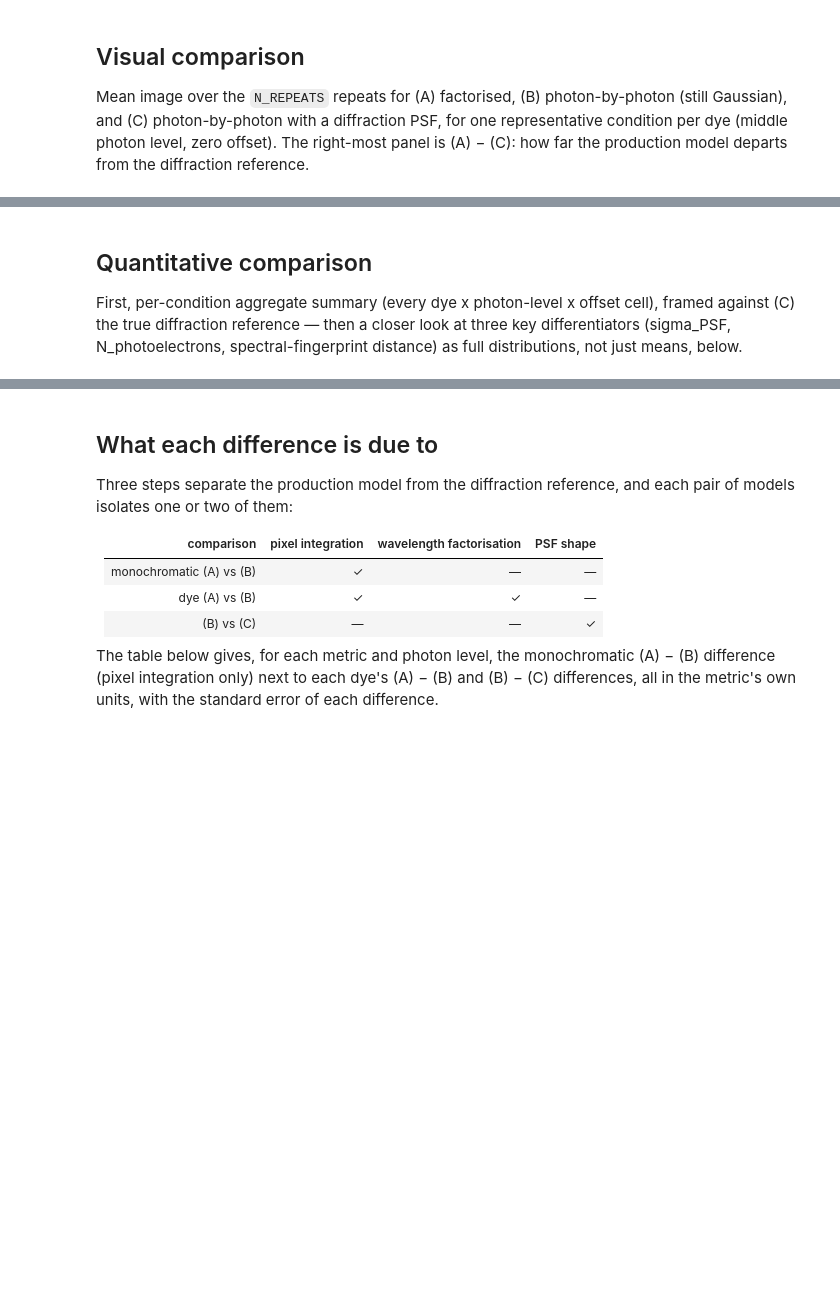
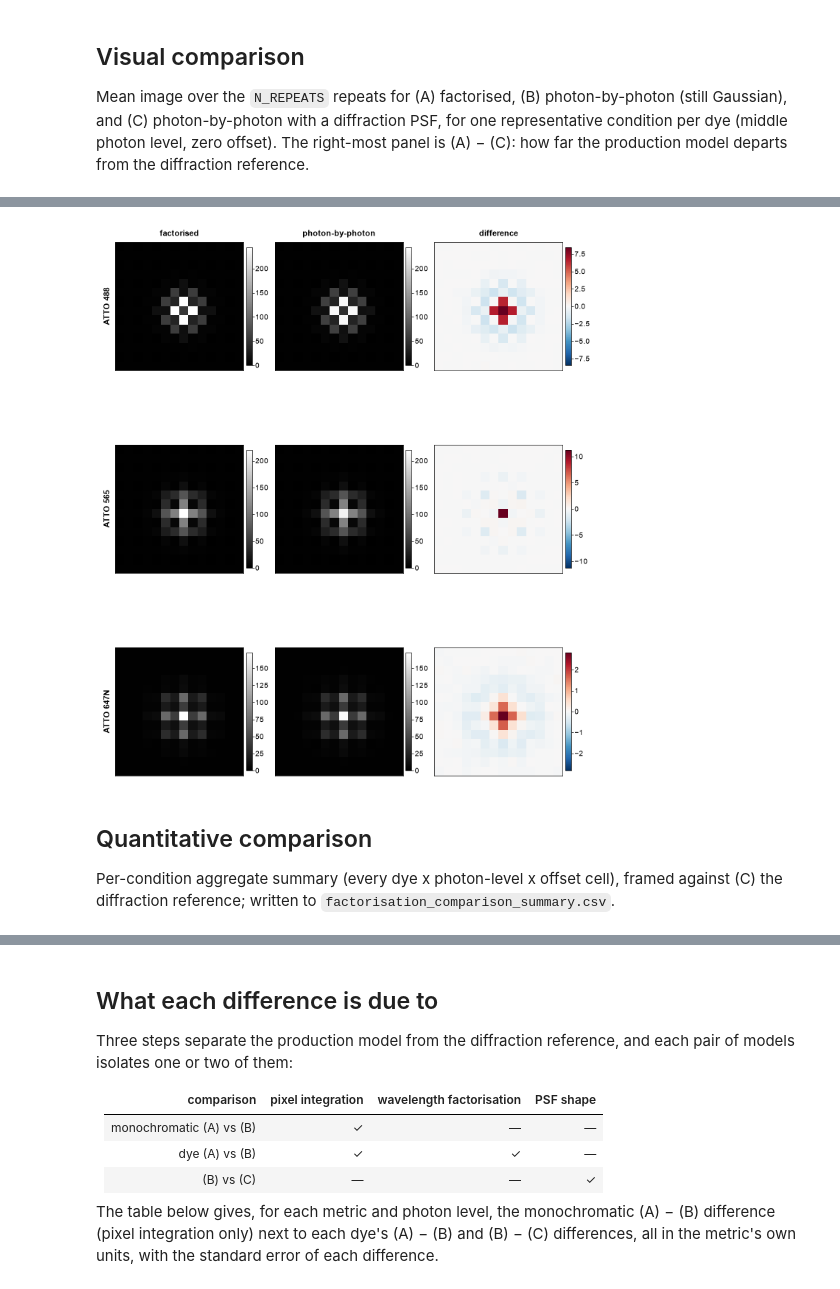
Before and after one commit to TheLeeLab/pyS3M, a Jupyter notebook: notebooks/figures/SI/FigureSI_Factorisation.ipynb, the cells around one changed output, grey strips where cells are left out. Saved outputs shown, nothing was run; the diff lists cells and outputs as text; code cells hidden in the pictures; blank space fills up the shorter version.

```diff
--- a/notebooks/figures/SI/FigureSI_Factorisation.ipynb
+++ b/notebooks/figures/SI/FigureSI_Factorisation.ipynb
@@ -845,34 +958,37 @@ plt.show()
 # %%
 mid_photon = photon_levels[len(photon_levels) // 2]
 fig, axs = plotter.two_column_plot(nrows=len(dyes), ncols=3)
 
 for row, dye in enumerate(dyes):
     imgs = load_condition(dye, mid_photon, (0.0, 0.0), keys=['img_A', 'img_B', 'img_C'])
     mean_A = to_photoelectrons(imgs['img_A'].mean(axis=0), camera_parameters_base)
     mean_B = to_photoelectrons(imgs['img_B'].mean(axis=0), camera_parameters_base)
     diff = mean_A - mean_B
     vmax = max(mean_A.max(), mean_B.max())
 
     for col, (img, title, cmap, vmin, vm) in enumerate([
-        (mean_A, f'{dye}\n(A) factorised', 'gist_gray', 0, vmax),
-        (mean_B, '(B) photon-by-photon\n(Gaussian)', 'gist_gray', 0, vmax),
-        (diff, 'A - B', 'RdBu_r', -np.abs(diff).max(), np.abs(diff).max()),
+        (mean_A, 'factorised', 'gist_gray', 0, vmax),
+        (mean_B, 'photon-by-photon', 'gist_gray', 0, vmax),
+        (diff, 'difference', 'RdBu_r', -np.abs(diff).max(), np.abs(diff).max()),
     ]):
         ax = axs[row, col]
         im = ax.imshow(img, cmap=cmap, vmin=vmin, vmax=vm)
-        ax.set_title(title, fontsize=7)
+        if row == 0:
+            ax.set_title(title, fontsize=8, fontweight='bold')
+        if col == 0:
+            ax.set_ylabel(dye, fontsize=8, fontweight='bold')
         ax.set_xticks([]); ax.set_yticks([])
         plt.colorbar(im, ax=ax, pad=0.02, fraction=0.046)
 
 plt.savefig(FIGURE_DIR / "visual_comparison_avsb.svg")
 plt.show()
+# %% [output]
+[figure, added]
 # %% [markdown]
 ## Quantitative comparison
 
-First, per-condition aggregate summary (every dye x photon-level x offset cell), framed against
-(C) the true diffraction reference — then a closer look at three key differentiators
-(sigma_PSF, N_photoelectrons, spectral-fingerprint distance) as full distributions, not just means,
-below.
+Per-condition aggregate summary (every dye x photon-level x offset cell), framed against
+(C) the diffraction reference; written to `factorisation_comparison_summary.csv`.
 # %%
 # Per-condition means of the saved per-repeat metrics. Fingerprint columns are the fitted
 # (background-free) per-channel fractions, compared against the true fingerprint in percentage
```
Also changed, not shown: parts of 22 cells of this notebook.
